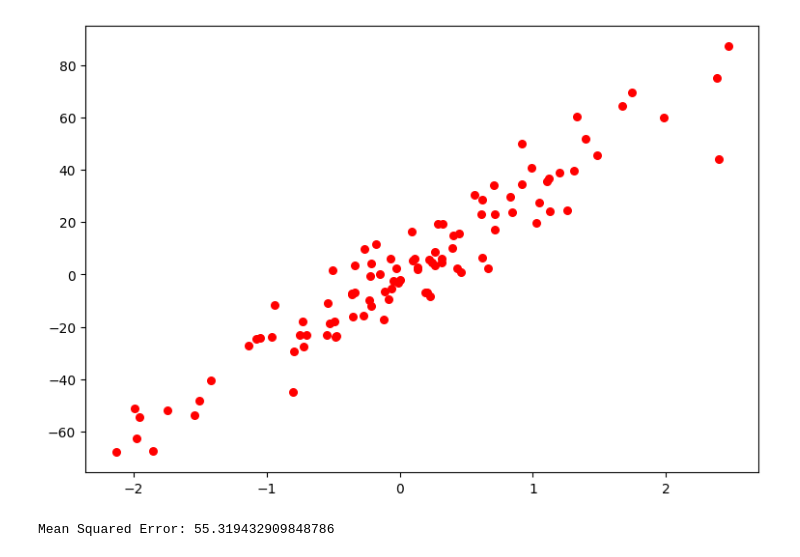
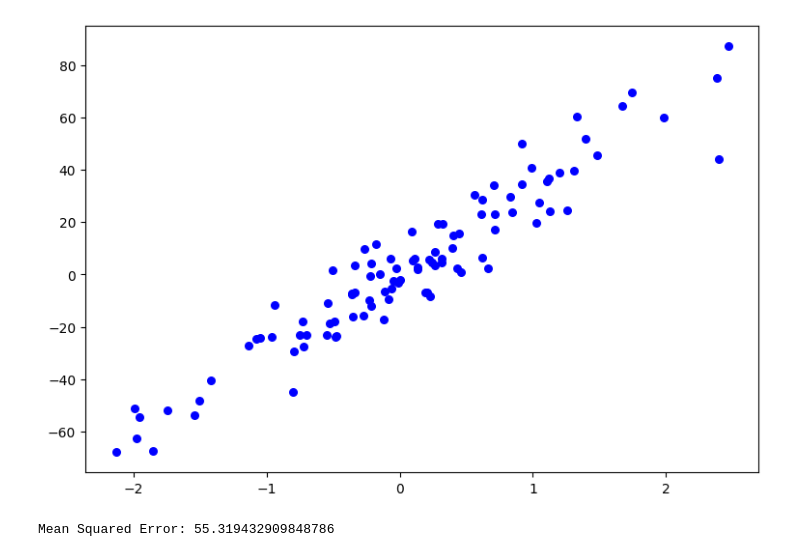
Before and after one commit to ashraf-badalov/ml-projects, a Jupyter notebook: Linear_Regression.ipynb, the cells around one changed output. Saved outputs shown, nothing was run; the diff lists cells and outputs as text; code cells hidden in the pictures.

```diff
--- a/Linear_Regression.ipynb
+++ b/Linear_Regression.ipynb
@@ -34,11 +34,11 @@ class LinearRegression:
 # %%
 X, y = datasets.make_regression(n_samples = 100, n_features = 1, noise = 10, random_state = 10)
 X_train, X_test, y_train, y_test = train_test_split(X, y, test_size = 0.2)
 fig = plt.figure(figsize = (9,6))
-plt.scatter(X[:, 0], y, color = 'r', marker='o', s=30)
+plt.scatter(X[:, 0], y, color = 'blue', marker='o', s=30)
 plt.show()
 # %% [output]
-[figure, old version]
+[figure, new version]
 # %%
 reg = LinearRegression(lr = 0.1)
 reg.fit(X_train, y_train)
```
